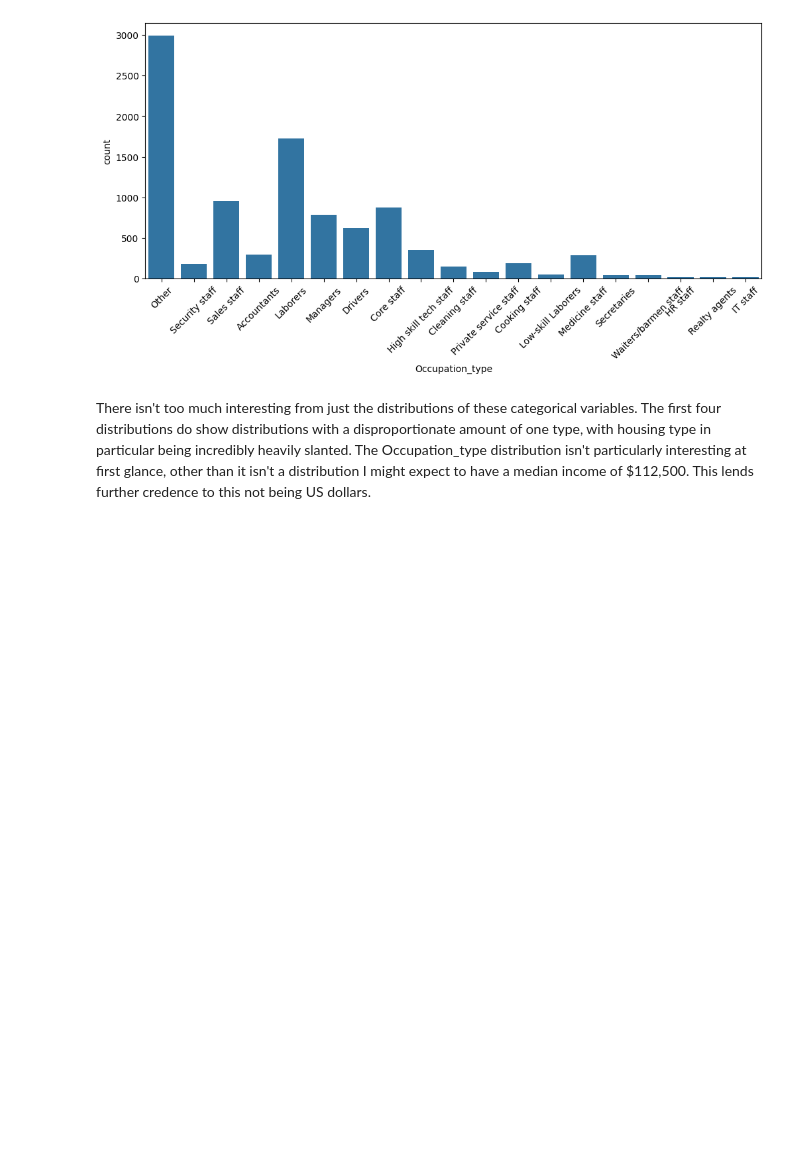
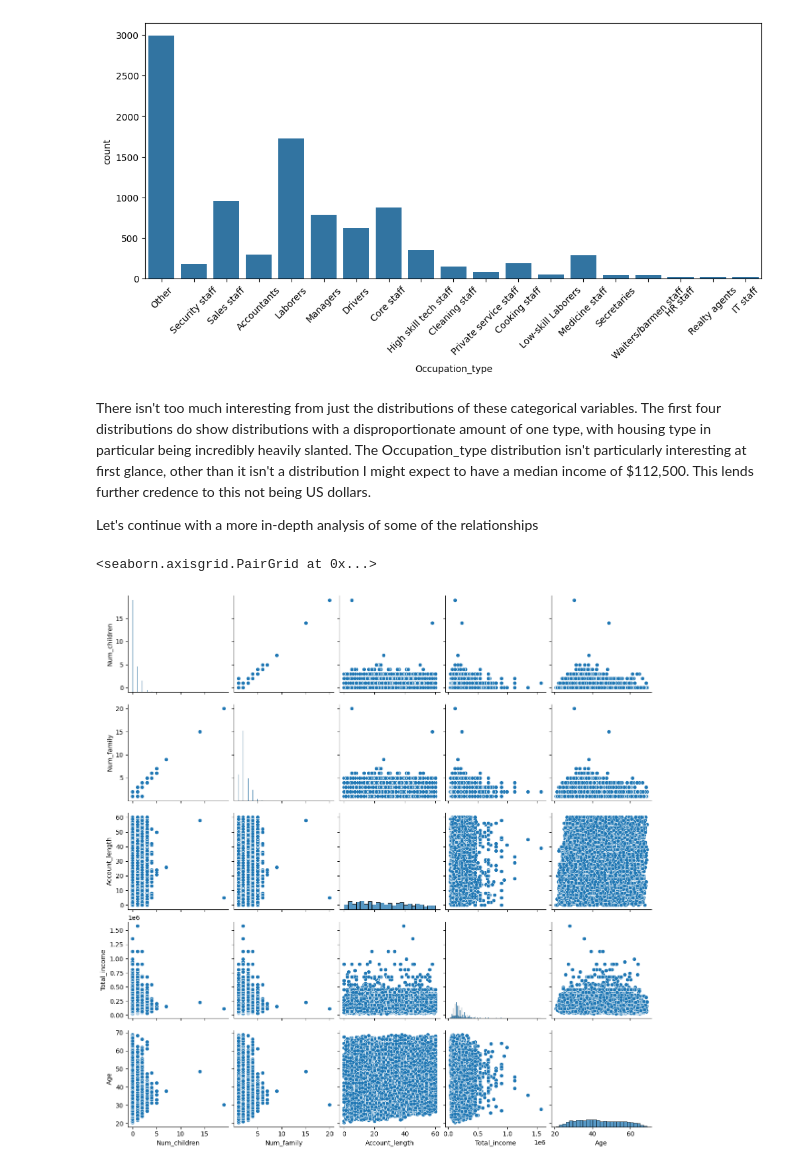
Before and after one commit to NIGHTF1RE/NaturalLanguageProcessing, a Jupyter notebook: One-Shot Notebooks/Credit Card Eligibility/Credit Card Eligibility.ipynb, the cells around one changed output. Drawn from its saved outputs; the diff is of its cells as text; code cells hidden in the pictures; blank space fills up the shorter version.

```diff
--- a/One-Shot Notebooks/Credit Card Eligibility/Credit Card Eligibility.ipynb
+++ b/One-Shot Notebooks/Credit Card Eligibility/Credit Card Eligibility.ipynb
@@ -93,3 +98,10 @@ _ = plt.xticks(rotation=45)
 [figure]
 # %% [markdown]
 There isn't too much interesting from just the distributions of these categorical variables. The first four distributions do show distributions with a disproportionate amount of one type, with housing type in particular being incredibly heavily slanted. The Occupation_type distribution isn't particularly interesting at first glance, other than it isn't a distribution I might expect to have a median income of $112,500. This lends further credence to this not being US dollars.
+
+Let's continue with a more in-depth analysis of some of the relationships
+# %%
+sns.pairplot(df[['Num_children', 'Num_family', 'Account_length', 'Total_income', 'Age']])
+# %% [output]
+<seaborn.axisgrid.PairGrid at 0x...>
+[figure, added]
```
Also changed, not shown: parts of 20 cells of this notebook.
